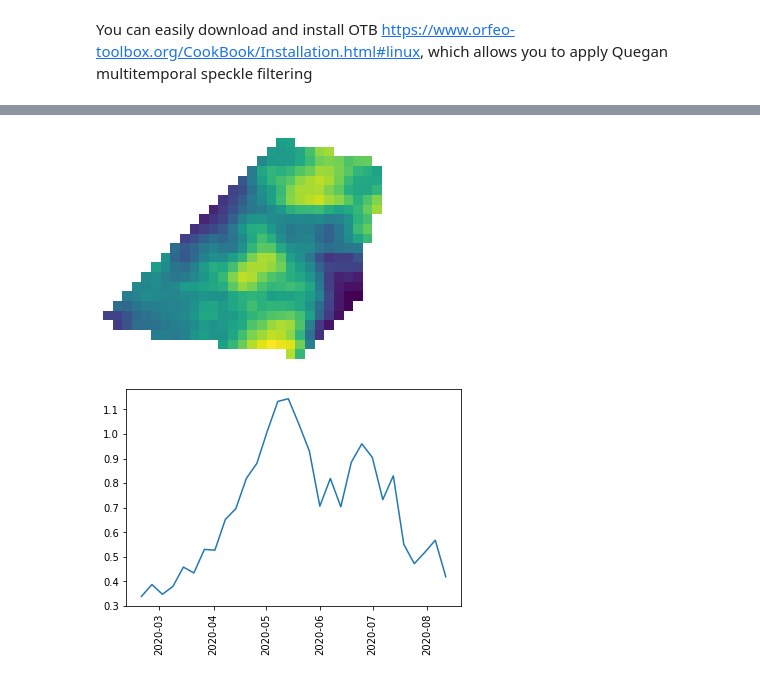
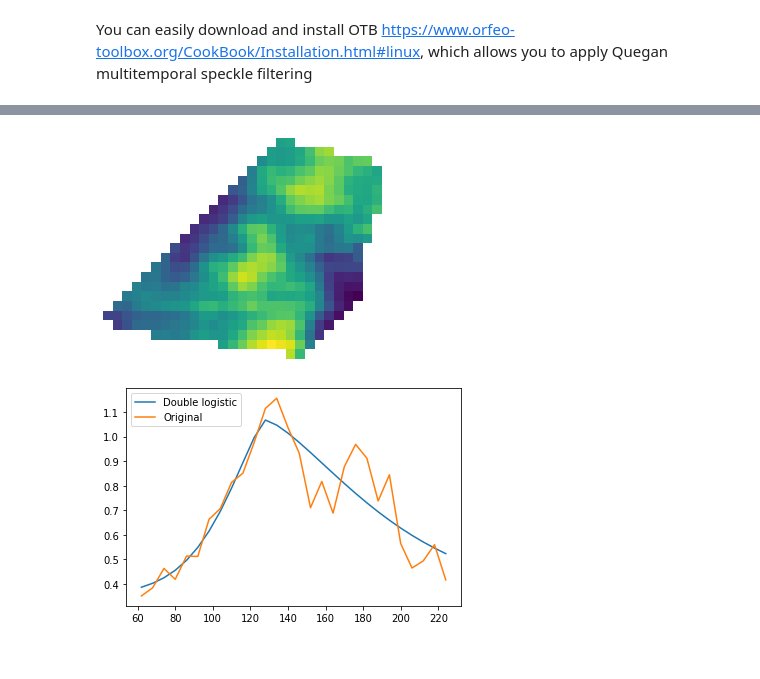
Before and after one commit to sentinel-hub/eo-learn-examples, a Jupyter notebook: eo-crops/examples/Sentinel data.ipynb, the cells around one changed output, grey strips where cells are left out. Drawn from its saved outputs; the diff is of its cells as text; code cells hidden in the pictures.

```diff
--- a/eo-crops/examples/Sentinel data.ipynb
+++ b/eo-crops/examples/Sentinel data.ipynb
@@ -122,7 +135,3 @@ s1_eopatch = sentinel1.workflow_instructions_S1IW(**kwargs,
 VV = s1_eopatch.data['BANDS-S1-IW'][...,0]
 VH =  s1_eopatch.data['BANDS-S1-IW'][...,1]
 RVI = (4*VH)/(VH+VV)
-#Add the feature to the EOPatch
-s1_eopatch.add_feature(FeatureType.DATA, "RVI", RVI[..., np.newaxis])
-masking = preprocessing.MaskPixels([ "RVI"])
-s1_eopatch = masking.execute(s1_eopatch)
@@ -138,7 +169,7 @@ plt.show()
 # %% [markdown]
 You can easily download and install OTB https://www.orfeo-toolbox.org/CookBook/Installation.html#linux, which allows you to apply Quegan multitemporal speckle filtering
 # %%
-#Can take around 30 seconds
-mutlitemp = cmd_otb.MultitempSpeckleFiltering(otb_path = '/home/johann/Documents/OTB/OTB-8.0.1-Linux64/bin',
-                                             window = 3)
+#Can take around 10 seconds
+mutlitemp = cmd_otb.MultitempSpeckleFiltering(otb_path = '/home/johann/Documents/OTB-8.0.1-Linux64/bin',
+                                              window = 3)
 s1_eopatch = mutlitemp.execute(s1_eopatch)
@@ -148,7 +197,8 @@ VH = s1_eopatch.data['VH_filtered']
 VV = s1_eopatch.data['VV_filtered']
 RVI_smoothed = (4*VH)/(VH+VV)
 #Add the value smoothed to the EOPatch
-s1_eopatch.add_feature(FeatureType.DATA, "RVI_smoothed", RVI_smoothed)
+add_rvi_smoothed = AddFeatureTask((FeatureType.DATA, "RVI_smoothed"))
+add_rvi_smoothed.execute(eopatch = s1_eopatch, data = RVI_smoothed)
 masking = preprocessing.MaskPixels(["RVI_smoothed"])
 s1_eopatch = masking.execute(s1_eopatch)
 # %%
@@ -157,17 +207,19 @@ plt.imshow(s1_eopatch.data['RVI_smoothed'][15,].squeeze().squeeze());
 plt.axis(False);
 plt.show()
 # %% [output]
-[figure, old version]
+[figure, new version]
 # %%
-#LAI Time Series from masked field
+#RVI smoothed Time Series from masked field
 variable = 'RVI_smoothed'
 
-stats_df = preprocessing.get_time_series_profile(feature_array = s1_eopatch.data[variable],
-                                                 crop_mask = s1_eopatch.mask_timeless['MASK'],
-                                                 function=np.nanmedian)
+curve_fit = preprocessing.CurveFitting(range_doy=(60, 300))
+doy, _ = curve_fit._get_ids_period(s1_eopatch)
+ts_mean = curve_fit.get_time_series_profile(s1_eopatch,feature=variable, feature_mask = 'MASK').flatten()
+fitted = curve_fit.execute(s1_eopatch, feature=variable, feature_mask = 'MASK')
 
-plt.plot(s1_eopatch.timestamp, stats_df)
-plt.xticks(rotation=90)
+plt.plot(doy, fitted,  label='Double logistic')
+plt.plot(doy, ts_mean, label='Original')
+plt.legend(loc='upper left')
 plt.show()
 # %% [output]
-[figure, old version]
+[figure, new version]
```
Also changed, not shown: parts of 11 cells of this notebook, 16 other files.
